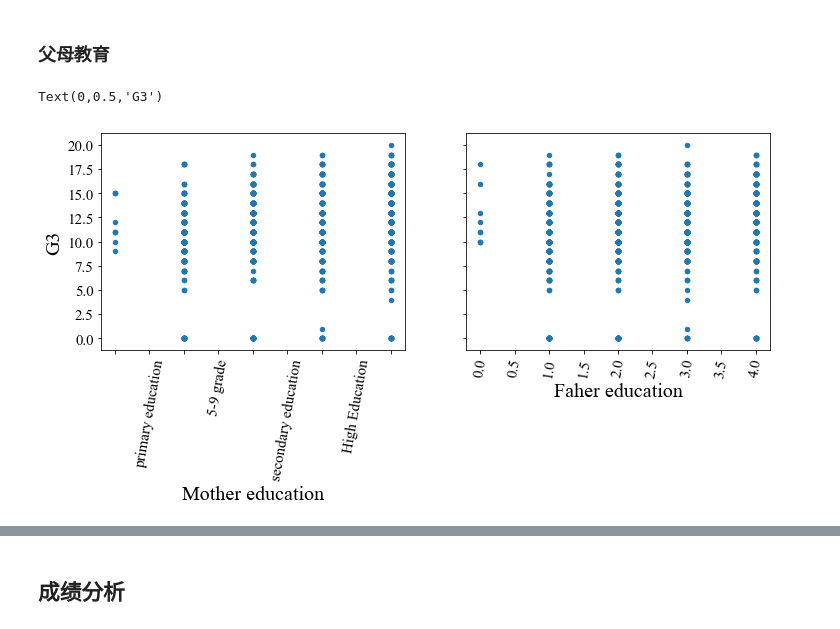
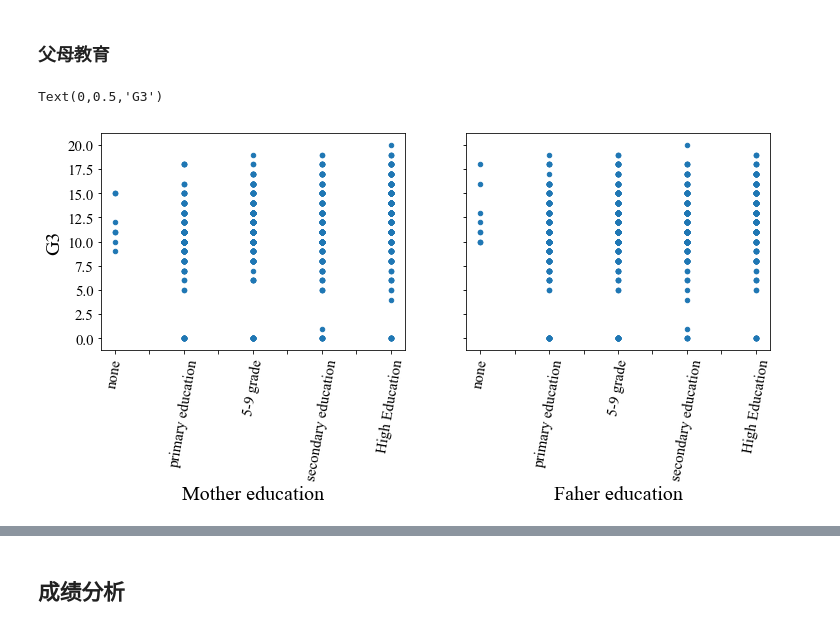
Before and after one commit to yuyi-7/Design-for-course, a Jupyter notebook: student/student.ipynb, the cells around one changed output, grey strips where cells are left out. Drawn from its saved outputs; the diff is of its cells as text; code cells hidden in the pictures.

```diff
--- a/student/student.ipynb
+++ b/student/student.ipynb
@@ -217,14 +217,14 @@ Text(0,0.5,'G3')
 # %%
 fig,axes=plt.subplots(1,2,sharey=True,figsize=(12,4))
 df.plot.scatter(x='Medu',y='G3', fontsize=15, rot=80, ax=axes[0])
 
 axes[0].set_xlabel('Mother education', font1)
-axes[0].set_xticklabels(['none','','primary education','','5-9 grade','','secondary education','','High Education'])
+axes[0].set_xticklabels(['','none','','primary education','','5-9 grade','','secondary education','','High Education'])
 axes[0].set_ylabel('G3', font1)
 df.plot.scatter(x='Fedu',y='G3', fontsize=15, rot=80, ax=axes[1])
 axes[1].set_xlabel('Faher education', font1)
-axes[1].set_xticks(range(5),['none','primary education','5-9 grade','secondary education','High Education'])
+axes[1].set_xticklabels(['','none','','primary education','','5-9 grade','','secondary education','','High Education'])
 axes[1].set_ylabel('G3', font1)
 # %% [output]
 Text(0,0.5,'G3')
-[figure, old version]
+[figure, new version]
```
Also changed, not shown: parts of 5 cells of this notebook, 1 other file.
